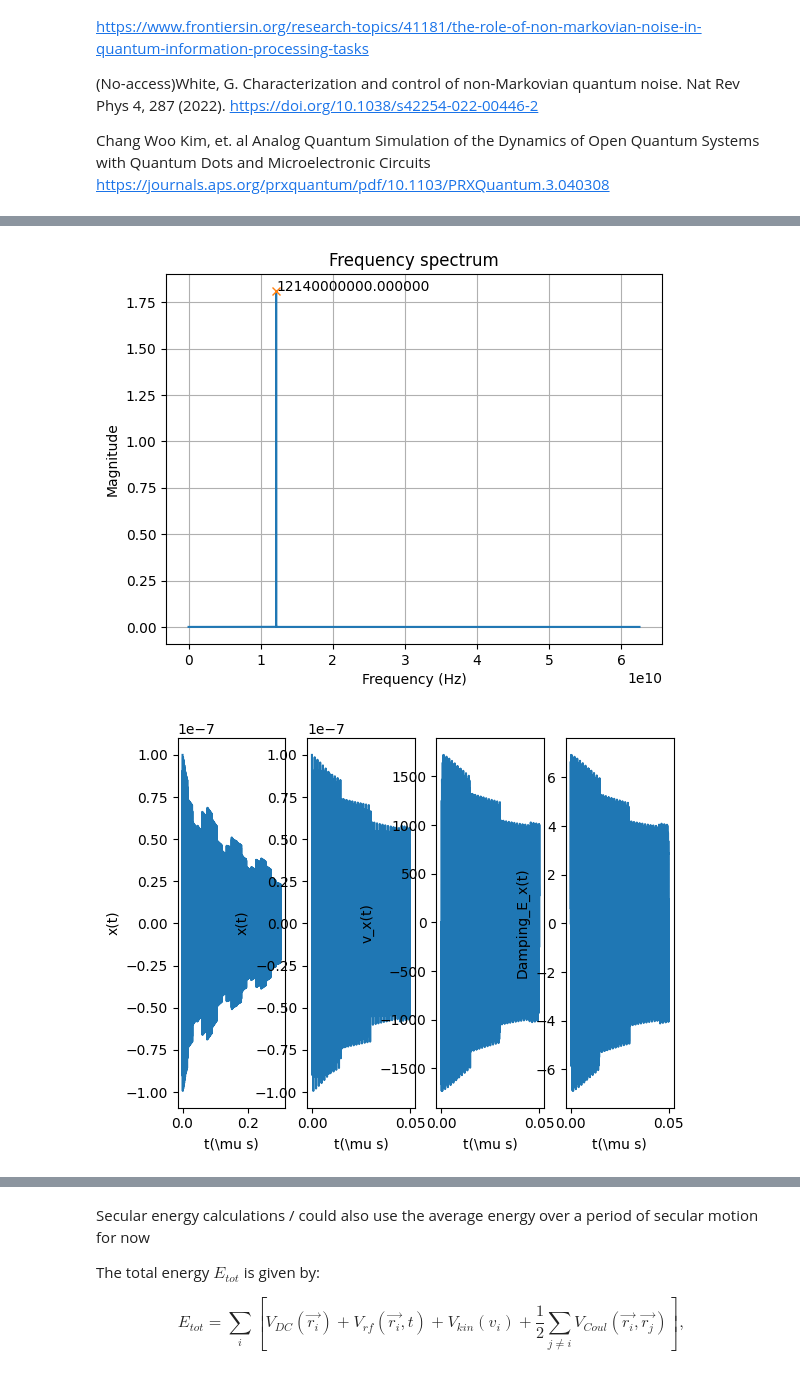
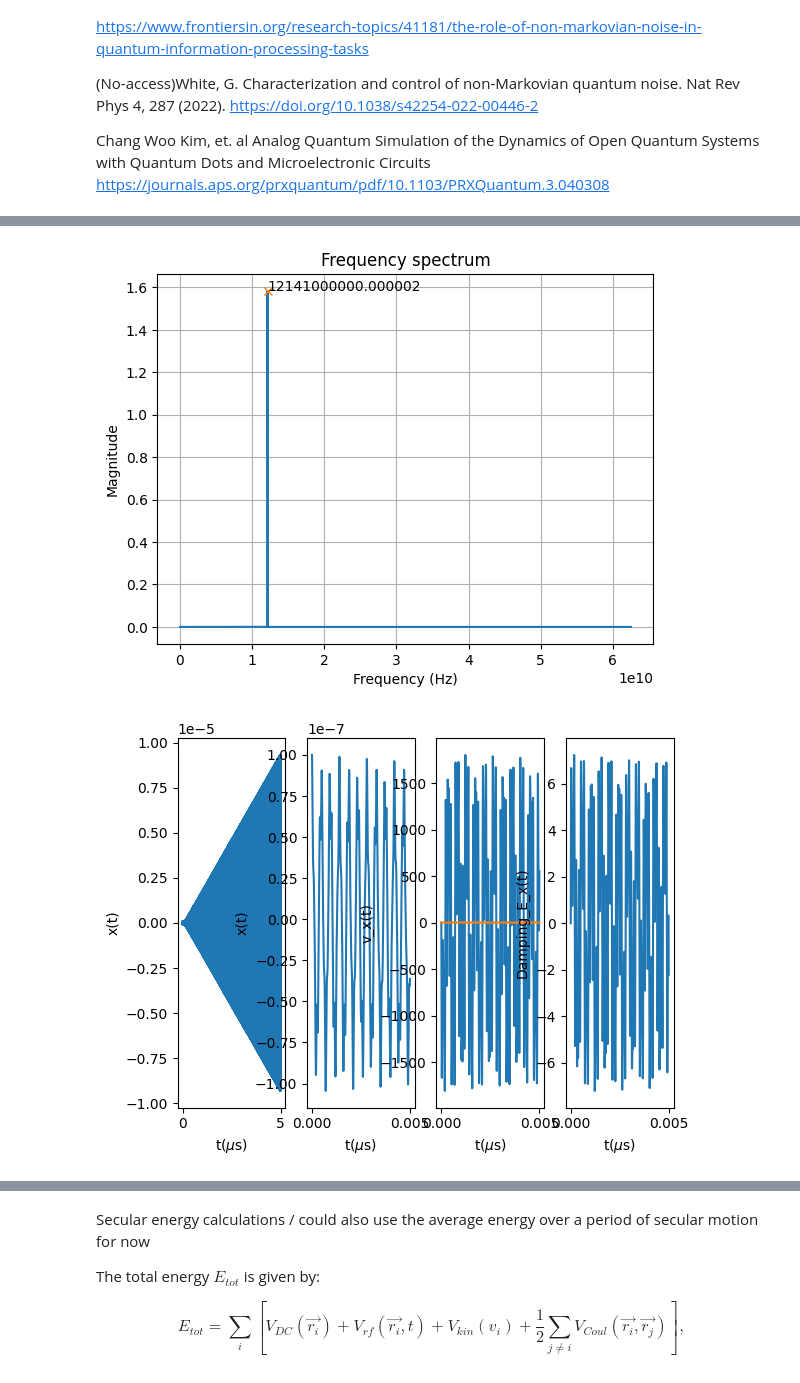
Before and after one commit to yuqian15/electron_micromotion_cooling, a Jupyter notebook: Electron-QIP.ipynb, the cells around one changed output, grey strips where cells are left out. Drawn from its saved outputs; the diff is of its cells as text; code cells hidden in the pictures.

```diff
--- a/Electron-QIP.ipynb
+++ b/Electron-QIP.ipynb
@@ -49,13 +49,13 @@ Temperature = 0.4 # Temperature for the tank circuit, given by article
 # Define the spatial step size and the time step size
 
 dt = 1e-12 # time step size: 0.01 mu s
-T = 30e-8 # total time 30 mu s
+T = 500e-8 # total time 30 mu s
 N = int(T/dt)
 
 t_eval = np.linspace(0, T, N)
 
-N_segment = 20
-t_segment = T / 20
+N_segment = 50
+t_segment = T / N_segment
 
 # Motion initialization
 
@@ -296,7 +296,7 @@ DampingFactor_list = []
 # Calculate the damping force coefficient
 def DampingFactor(Vec, t):
     x, y, z, vx, vy, vz = Vec
-
+    '''
     vx_Nsec.pop(0)
     vy_Nsec.pop(0)
     vz_Nsec.pop(0)
@@ -310,9 +310,10 @@ def DampingFactor(Vec, t):
     return vx_Ampl / vx_init_Ampl, vy_Ampl / vy_init_Ampl, vz_Ampl / vz_init_Ampl
     #DampingFactor_list.append(np.sqrt(vx ** 2 / vx_init_Ampl ** 2 + vy ** 2 / vy_init_Ampl ** 2 + vz ** 2 / vz_init_Ampl ** 2))
     #return np.sqrt(vx ** 2 / vx_init_Ampl ** 2 + vy ** 2 / vy_init_Ampl ** 2 + vz ** 2 / vz_init_Ampl ** 2)
-    #return 1.,1.,1.
+    '''
+    return 1.,1.,1.
+
 # Calculate the Damping force generated by tank circuit
-
 
 def DampingForce(Vec, t):
     posi = int(t/dt) - 1
@@ -320,7 +321,7 @@ def DampingForce(Vec, t):
     # This is for damping factor method
     return DampingFactorx * Damping_Ex[posi], 0., 0.
     # This is for time-segment method
-    #return DampingFactorx * Damping_Ex_temp[posi], 0., 0.
+    # return DampingFactorx * Damping_Ex_temp[posi], 0., 0.
 
 
 #Calculate the JN noise of the circuit
@@ -507,42 +508,42 @@ plt.title('Frequency spectrum')
 plt.grid()
 plt.show()
 # %% [output]
-[figure, old version]
+[figure, new version]
 # %%
 # Plot the x-axis motion
 fig1, ax = plt.subplots(1,4)
 
 # Plot the data on the axes
 ax[0].plot(t_eval[:len(x_damp)]*1e6, x_damp)
 
 # Add labels to the axes
-ax[0].set_xlabel('t(\mu s)')
+ax[0].set_xlabel('t($\mu$s)')
 ax[0].set_ylabel('x(t)')
 
 Zoomnum = int(5e-9/dt)
 # Plot the data on the axes
 ax[1].plot(t_eval[:Zoomnum]*1e6, x_damp[:Zoomnum])
 
 # Add labels to the axes
-ax[1].set_xlabel('t(\mu s)')
+ax[1].set_xlabel('t($\mu$s)')
 ax[1].set_ylabel('x(t)')
 
 # Plot the velocity
 ax[2].plot(t_eval[:Zoomnum] * 1e6, vx_damp[: Zoomnum])
 ax[2].plot(t_eval[:Zoomnum] * 1e6, Damping_Ex[: Zoomnum])
 
 # Add labels to the axes
-ax[2].set_xlabel('t(\mu s)')
+ax[2].set_xlabel('t($\mu$s)')
 ax[2].set_ylabel('v_x(t)')
 
 # Plot the damping force
 Damping_Ex = - q / deff ** 2 * vx_damp * Rp
 ax[3].plot(t_eval[:Zoomnum] * 1e6, Damping_Ex[: Zoomnum])
 
 # Add labels to the axes
-ax[3].set_xlabel('t(\mu s)')
+ax[3].set_xlabel('t($\mu$s)')
 ax[3].set_ylabel('Damping_E_x(t)')
 # Show the plot
 plt.show()
 # %% [output]
-[figure, old version]
+[figure, new version]
```
Also changed, not shown: parts of 6 cells of this notebook, 10 other files.
